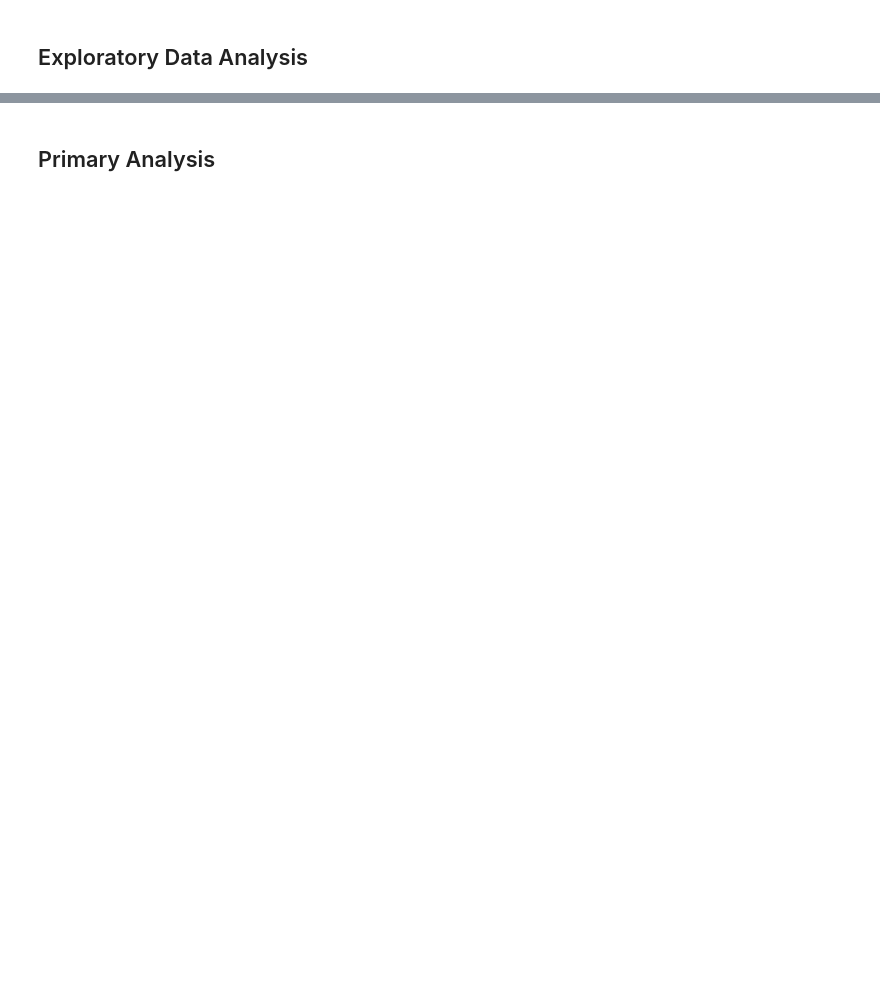
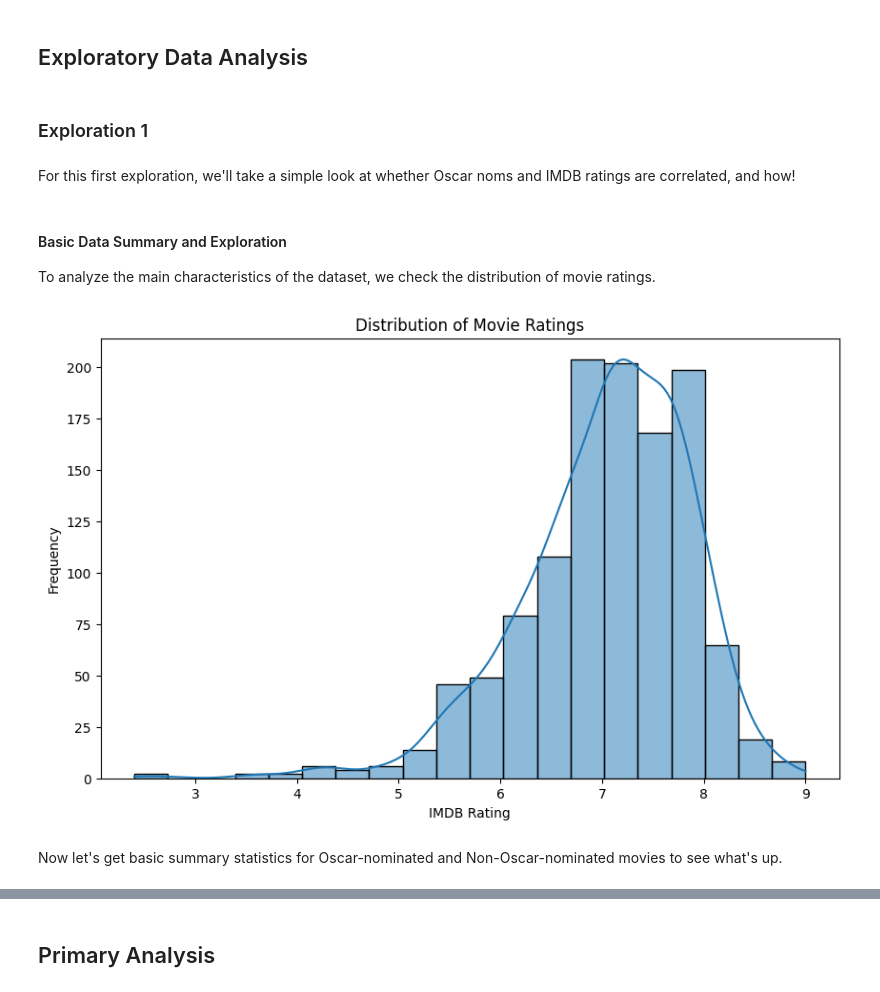
Before and after one commit to rmhopkins4/rmhopkins4.github.io, a Jupyter notebook: checkpoint_3.ipynb, the cells around one changed output, grey strips where cells are left out. Saved outputs shown, nothing was run; the diff lists cells and outputs as text; code cells hidden in the pictures; blank space fills up the shorter version.

```diff
--- a/checkpoint_3.ipynb
+++ b/checkpoint_3.ipynb
@@ -359,2 +436,22 @@ movie_df.describe() # Convenient method on dataframes
 # %% [markdown]
 ## Exploratory Data Analysis
+# %% [markdown]
+### Exploration 1
+# %% [markdown]
+For this first exploration, we'll take a simple look at whether Oscar noms and IMDB ratings are correlated, and how!
+# %%
+exploration_1_movie_df = movie_df.copy()
+# %% [markdown]
+#### Basic Data Summary and Exploration
+To analyze the main characteristics of the dataset, we check the distribution of movie ratings.
+# %%
+plt.figure(figsize=(10, 6))
+sns.histplot(exploration_1_movie_df['rate'], bins=20, kde=True)
+plt.title('Distribution of Movie Ratings')
+plt.xlabel('IMDB Rating')
+plt.ylabel('Frequency')
+plt.show()
+# %% [output]
+[figure, added]
+# %% [markdown]
+Now let's get basic summary statistics for Oscar-nominated and Non-Oscar-nominated movies to see what's up.
```
Also changed, not shown: parts of 69 cells of this notebook.
